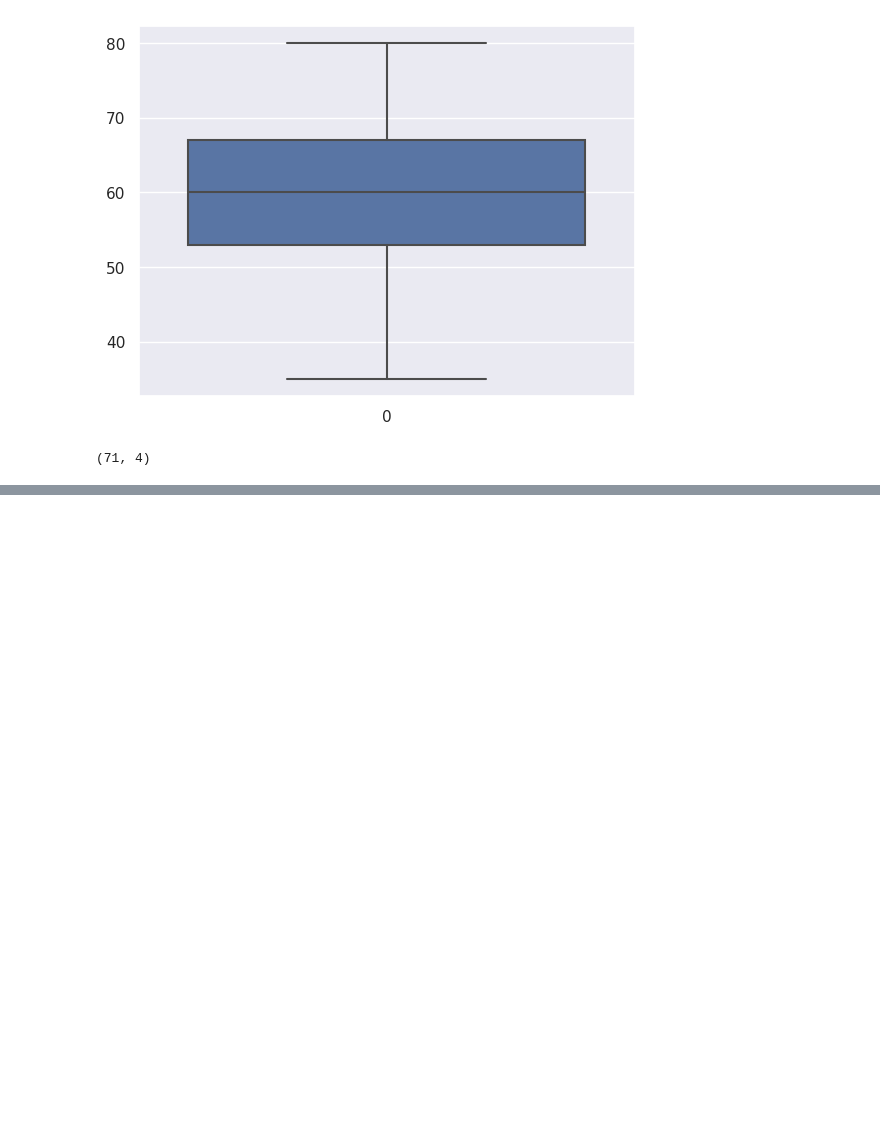
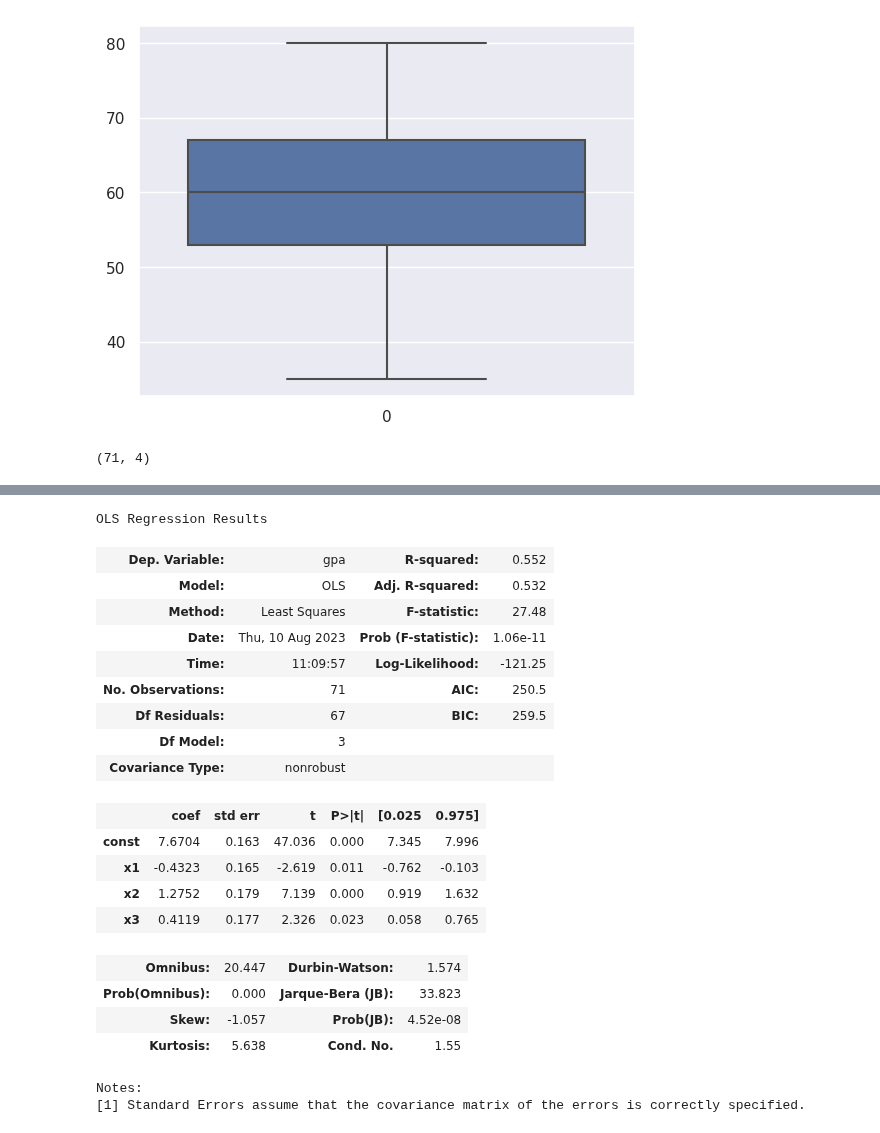
Before and after one commit to LaxmiVatsalyaDaita/Kaggle, a Jupyter notebook: gpa-linear-regression.ipynb, the cells around one changed output, grey strips where cells are left out. Cells and saved outputs as stored; diff of their text form; code cells hidden in the pictures; blank space fills up the shorter version.

Commit message:
Kaggle Notebook | GPA-Linear Regression | Version 5

```diff
--- a/gpa-linear-regression.ipynb
+++ b/gpa-linear-regression.ipynb
@@ -170,0 +190,3 @@ strong multicollinearity or other numerical problems.
+# %%
+scaler = StandardScaler()
+scaler.fit(x1)
@@ -170,0 +195,2 @@ strong multicollinearity or other numerical problems.
+# %%
+scaled_x1 = scaler.transform(x1)
@@ -170,0 +217,27 @@ strong multicollinearity or other numerical problems.
+# %%
+new_x = sm.add_constant(scaled_x1)
+new_results = sm.OLS(y,new_x).fit()
+# %%
+new_results.summary()
+# %% [output]
+OLS Regression Results
+| Dep. Variable: | gpa | R-squared: | 0.552 |
+| Model: | OLS | Adj. R-squared: | 0.532 |
+| Method: | Least Squares | F-statistic: | 27.48 |
+| Date: | Thu, 10 Aug 2023 | Prob (F-statistic): | 1.06e-11 |
+| Time: | 11:09:57 | Log-Likelihood: | -121.25 |
+| No. Observations: | 71 | AIC: | 250.5 |
+| Df Residuals: | 67 | BIC: | 259.5 |
+| Df Model: | 3 |  |  |
+| Covariance Type: | nonrobust |  |  |
+|  | coef | std err | t | P>|t| | [0.025 | 0.975] |
+| const | 7.6704 | 0.163 | 47.036 | 0.000 | 7.345 | 7.996 |
+| x1 | -0.4323 | 0.165 | -2.619 | 0.011 | -0.762 | -0.103 |
+| x2 | 1.2752 | 0.179 | 7.139 | 0.000 | 0.919 | 1.632 |
+| x3 | 0.4119 | 0.177 | 2.326 | 0.023 | 0.058 | 0.765 |
+| Omnibus: | 20.447 | Durbin-Watson: | 1.574 |
+| Prob(Omnibus): | 0.000 | Jarque-Bera (JB): | 33.823 |
+| Skew: | -1.057 | Prob(JB): | 4.52e-08 |
+| Kurtosis: | 5.638 | Cond. No. | 1.55 |
+Notes:
+[1] Standard Errors assume that the covariance matrix of the errors is correctly specified.
```
Also changed, not shown: parts of 10 cells of this notebook.
